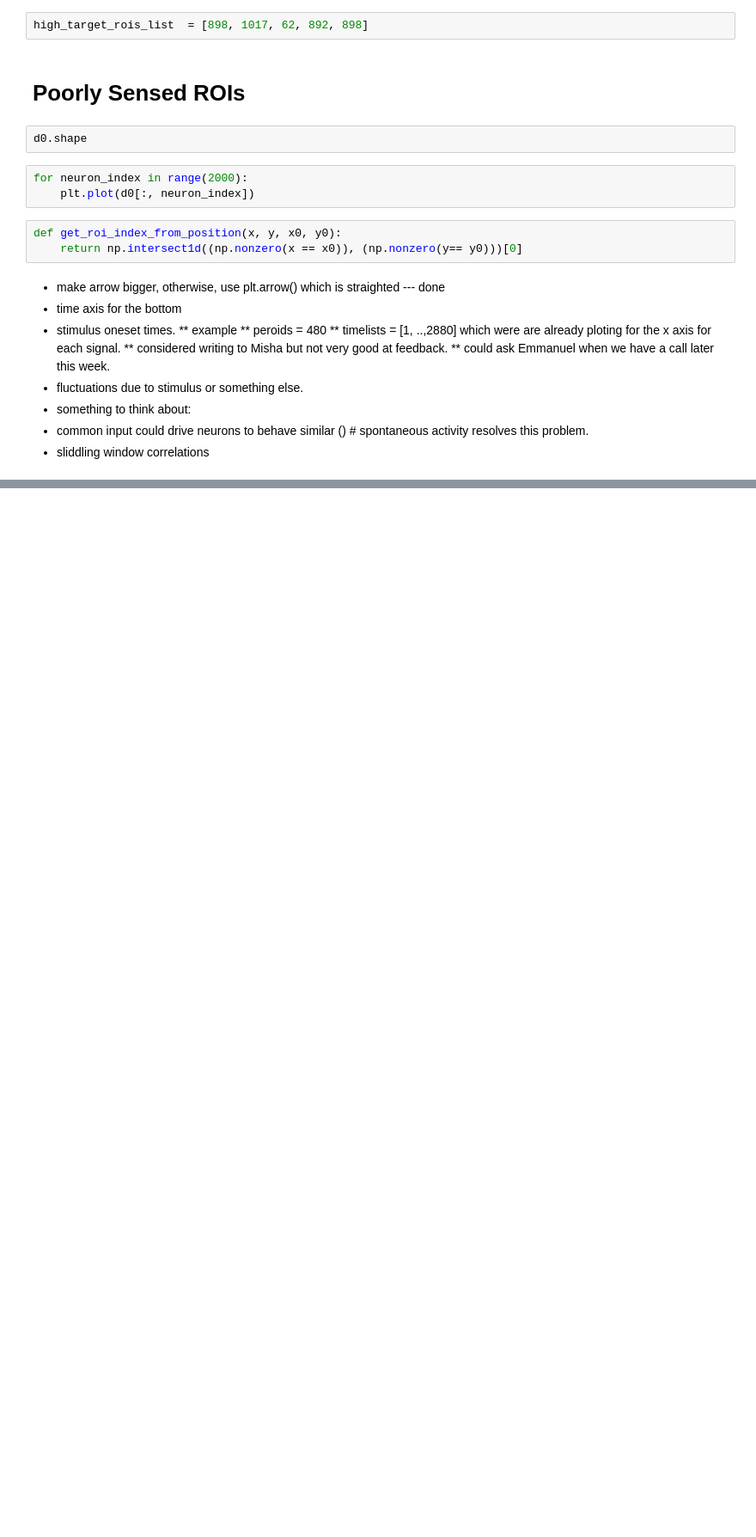
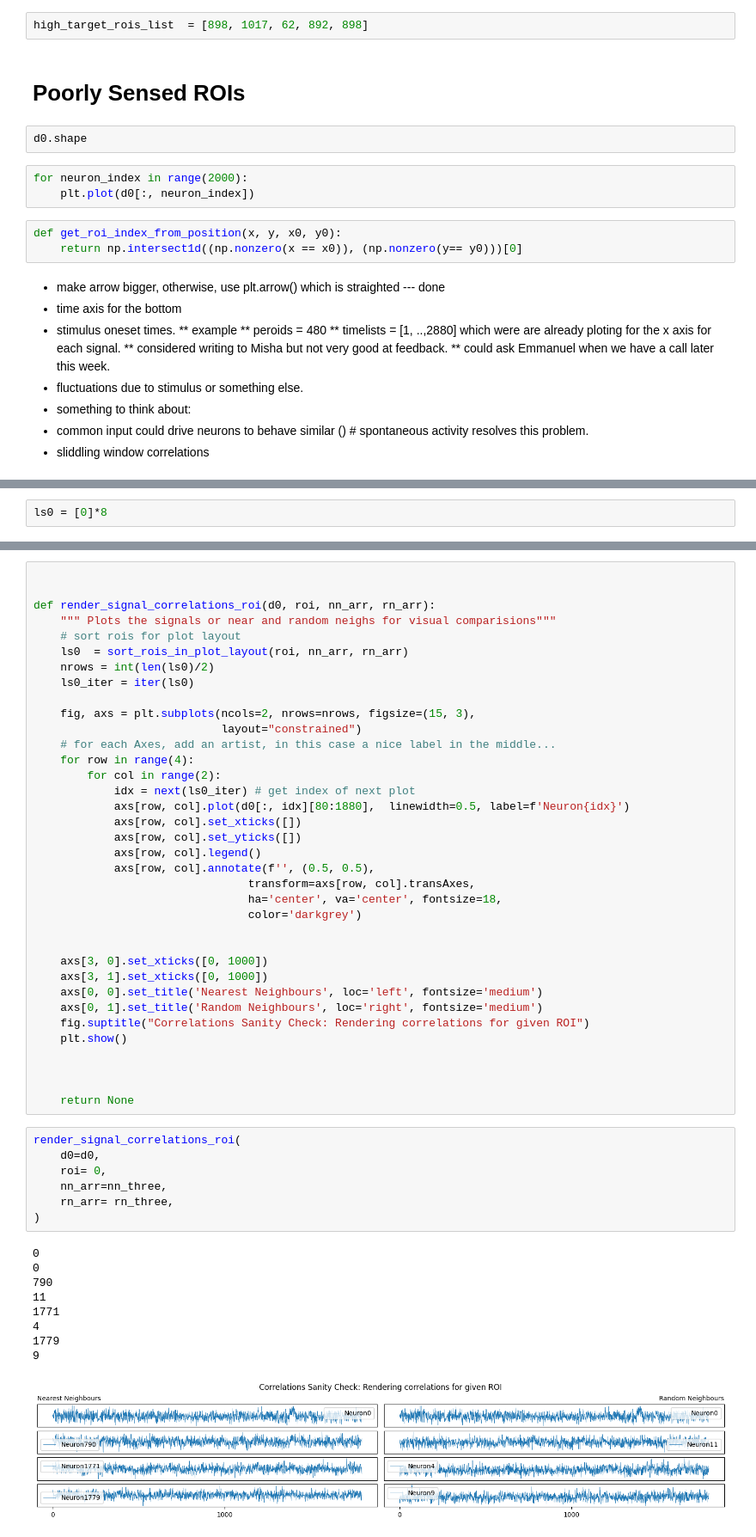
Before and after one commit to duutabib/local-gaucamole, a Jupyter notebook: notebooks/robustSigs/zebrafish_interactive_poorly_sensing.ipynb, the cells around one changed output, grey strips where cells are left out. Shown at 86% size. Drawn from its saved outputs; the diff is of its cells as text; blank space fills up the shorter version.

Commit message:
Add sort_rois_in_plot layout, render_signal_correlations_for_roi, function for sanity checking correlations, also refactored the find_n_nearest_nbrs and pick_n_random_nbrs

```diff
--- a/notebooks/robustSigs/zebrafish_interactive_poorly_sensing.ipynb
+++ b/notebooks/robustSigs/zebrafish_interactive_poorly_sensing.ipynb
@@ -736,0 +767,2 @@ def get_roi_index_from_position(x, y, x0, y0):
+# %%
+ls0 = [0]*8
@@ -736,0 +785,53 @@ def get_roi_index_from_position(x, y, x0, y0):
+# %%
+
+
+def render_signal_correlations_roi(d0, roi, nn_arr, rn_arr):
+    """ Plots the signals or near and random neighs for visual comparisions"""
+    # sort rois for plot layout
+    ls0  = sort_rois_in_plot_layout(roi, nn_arr, rn_arr)
+    nrows = int(len(ls0)/2)
+    ls0_iter = iter(ls0)
+
+    fig, axs = plt.subplots(ncols=2, nrows=nrows, figsize=(15, 3),
+                            layout="constrained")
+    # for each Axes, add an artist, in this case a nice label in the middle...
+    for row in range(4):
+        for col in range(2):
+            idx = next(ls0_iter) # get index of next plot
+            axs[row, col].plot(d0[:, idx][80:1880],  linewidth=0.5, label=f'Neuron{idx}')
+            axs[row, col].set_xticks([])
+            axs[row, col].set_yticks([])
+            axs[row, col].legend()
+            axs[row, col].annotate(f'', (0.5, 0.5),
+                                transform=axs[row, col].transAxes,
+                                ha='center', va='center', fontsize=18,
+                                color='darkgrey')
+
+
+    axs[3, 0].set_xticks([0, 1000])
+    axs[3, 1].set_xticks([0, 1000])
+    axs[0, 0].set_title('Nearest Neighbours', loc='left', fontsize='medium')
+    axs[0, 1].set_title('Random Neighbours', loc='right', fontsize='medium')
+    fig.suptitle("Correlations Sanity Check: Rendering correlations for given ROI")
+    plt.show()
+
+
+
+    return None
+# %%
+render_signal_correlations_roi(
+    d0=d0,
+    roi= 0,
+    nn_arr=nn_three,
+    rn_arr= rn_three,
+)
+# %% [output]
+0
+0
+790
+11
+1771
+4
+1779
+9
+[figure, added]
```
Also changed, not shown: parts of 21 cells of this notebook.
